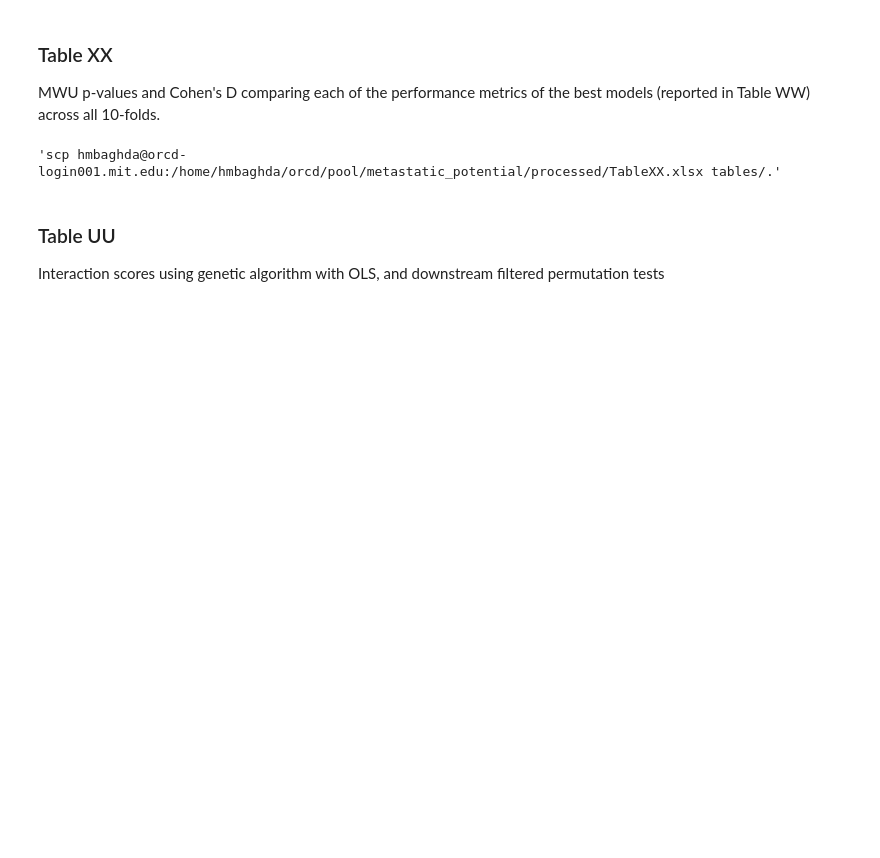
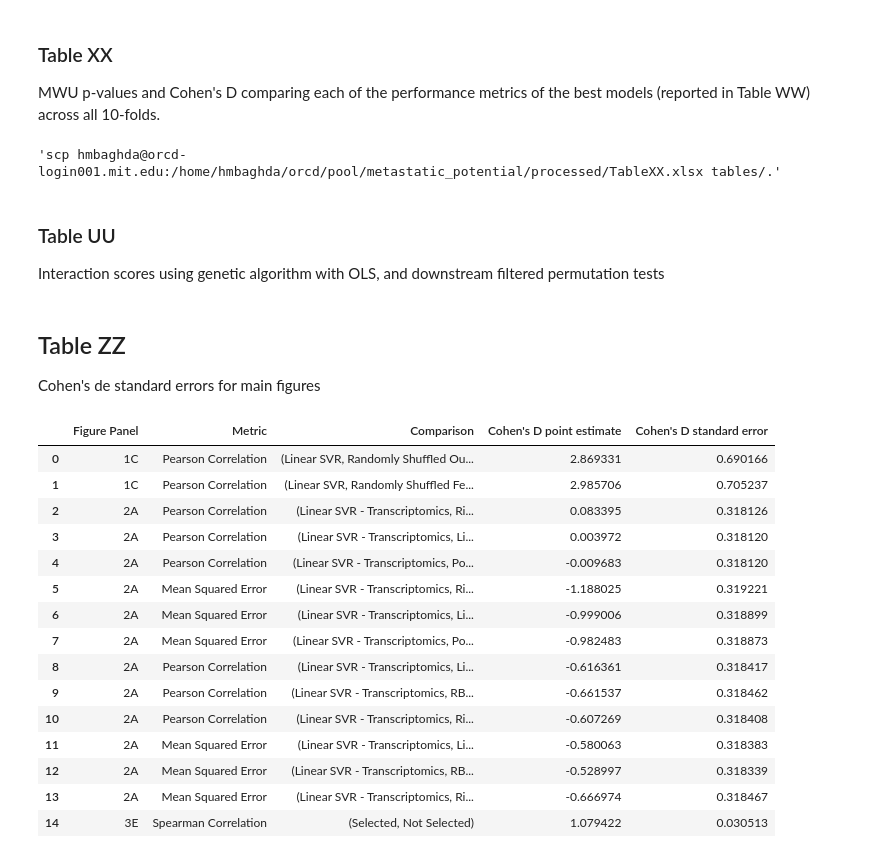
Before and after one commit to hmbaghdassarian/metastatic_potential, a Jupyter notebook: notebooks/format_supplementary_tables.ipynb, the cells around one changed output. Cells and saved outputs as stored; diff of their text form; code cells hidden in the pictures; blank space fills up the shorter version.

```diff
--- a/notebooks/format_supplementary_tables.ipynb
+++ b/notebooks/format_supplementary_tables.ipynb
@@ -198,3 +198,45 @@ Interaction scores using genetic algorithm with OLS, and downstream filtered per
 #     ols_res.to_excel(writer, sheet_name="All GA OLS Interactions", index=False)
 #     perm_res.to_excel(writer, sheet_name="Permutation Interactions", index=False)
 #     high_confidence.to_excel(writer, sheet_name="High Confidence Features", index=False)
+# %% [markdown]
+## Table ZZ
+Cohen's de standard errors for main figures
+# %%
+cd_se = pd.DataFrame(
+    [
+        ['1C', 'Pearson Correlation', ('Linear SVR', 'Randomly Shuffled Output'), 2.869331, 0.690166],
+        ['1C', 'Pearson Correlation', ('Linear SVR', 'Randomly Shuffled Features'), 2.985706, 0.705237],
+        ['2A', 'Pearson Correlation', ('Linear SVR - Transcriptomics', 'Ridge - Proteomics'), 0.083395, 0.318126],
+        ['2A', 'Pearson Correlation', ('Linear SVR - Transcriptomics', 'Linear SVR - Proteomics'), 0.003972, 0.31812],
+        ['2A', 'Pearson Correlation', ('Linear SVR - Transcriptomics', 'Polynomial SVR - Proteomics'), -0.009683, 0.31812],
+        ['2A', 'Mean Squared Error', ('Linear SVR - Transcriptomics', 'Ridge - Proteomics'), -1.188025, 0.319221],
+        ['2A', 'Mean Squared Error', ('Linear SVR - Transcriptomics', 'Linear SVR - Proteomics'), -0.999006, 0.318899],
+        ['2A', 'Mean Squared Error', ('Linear SVR - Transcriptomics', 'Polynomial SVR - Proteomics'), -0.982483, 0.318873],
+        ['2A', 'Pearson Correlation', ('Linear SVR - Transcriptomics', 'Linear SVR - Joint'), -0.616361, 0.318417],
+        ['2A', 'Pearson Correlation', ('Linear SVR - Transcriptomics', 'RBF SVR - Joint'), -0.661537, 0.318462],
+        ['2A', 'Pearson Correlation', ('Linear SVR - Transcriptomics', 'Ridge - Joint'), -0.607269, 0.318408],
+        ['2A', 'Mean Squared Error', ('Linear SVR - Transcriptomics', 'Linear SVR - Joint'), -0.580063, 0.318383],
+        ['2A', 'Mean Squared Error', ('Linear SVR - Transcriptomics', 'RBF SVR - Joint'), -0.528997, 0.318339],
+        ['2A', 'Mean Squared Error', ('Linear SVR - Transcriptomics', 'Ridge - Joint'), -0.666974, 0.318467],
+        ['3E', 'Spearman Correlation', ('Selected', 'Not Selected'), 1.079422, 0.030513],
+    ],
+    columns=['Figure Panel', 'Metric', 'Comparison', "Cohen's D point estimate", "Cohen's D standard error"],
+)
+cd_se
+# %% [output]
+|  | Figure Panel | Metric | Comparison | Cohen's D point estimate | Cohen's D standard error |
+| 0 | 1C | Pearson Correlation | (Linear SVR, Randomly Shuffled Ou... | 2.869331 | 0.690166 |
+| 1 | 1C | Pearson Correlation | (Linear SVR, Randomly Shuffled Fe... | 2.985706 | 0.705237 |
+| 2 | 2A | Pearson Correlation | (Linear SVR - Transcriptomics, Ri... | 0.083395 | 0.318126 |
+| 3 | 2A | Pearson Correlation | (Linear SVR - Transcriptomics, Li... | 0.003972 | 0.318120 |
+| 4 | 2A | Pearson Correlation | (Linear SVR - Transcriptomics, Po... | -0.009683 | 0.318120 |
+| 5 | 2A | Mean Squared Error | (Linear SVR - Transcriptomics, Ri... | -1.188025 | 0.319221 |
+| 6 | 2A | Mean Squared Error | (Linear SVR - Transcriptomics, Li... | -0.999006 | 0.318899 |
+| 7 | 2A | Mean Squared Error | (Linear SVR - Transcriptomics, Po... | -0.982483 | 0.318873 |
+| 8 | 2A | Pearson Correlation | (Linear SVR - Transcriptomics, Li... | -0.616361 | 0.318417 |
+| 9 | 2A | Pearson Correlation | (Linear SVR - Transcriptomics, RB... | -0.661537 | 0.318462 |
+| 10 | 2A | Pearson Correlation | (Linear SVR - Transcriptomics, Ri... | -0.607269 | 0.318408 |
+| 11 | 2A | Mean Squared Error | (Linear SVR - Transcriptomics, Li... | -0.580063 | 0.318383 |
+| 12 | 2A | Mean Squared Error | (Linear SVR - Transcriptomics, RB... | -0.528997 | 0.318339 |
+| 13 | 2A | Mean Squared Error | (Linear SVR - Transcriptomics, Ri... | -0.666974 | 0.318467 |
+| 14 | 3E | Spearman Correlation | (Selected, Not Selected) | 1.079422 | 0.030513 |
```
Also changed, not shown: parts of 1 cell of this notebook, 9 other files.
